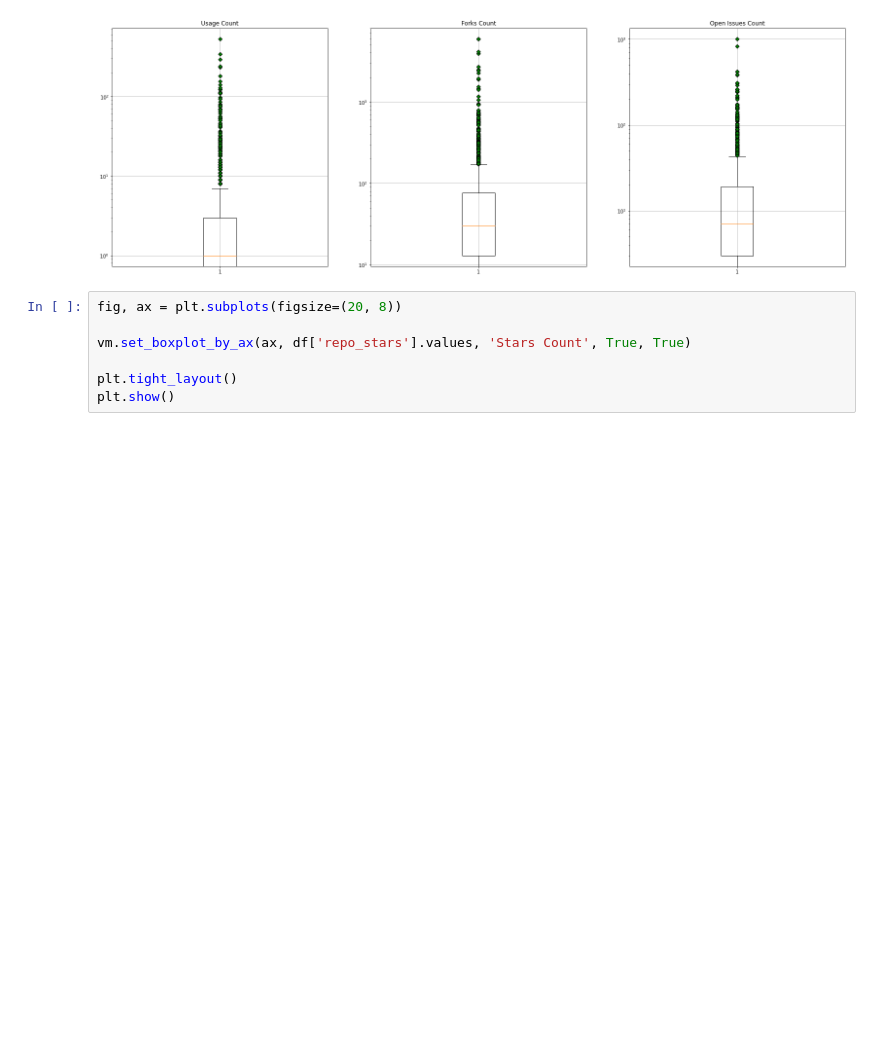
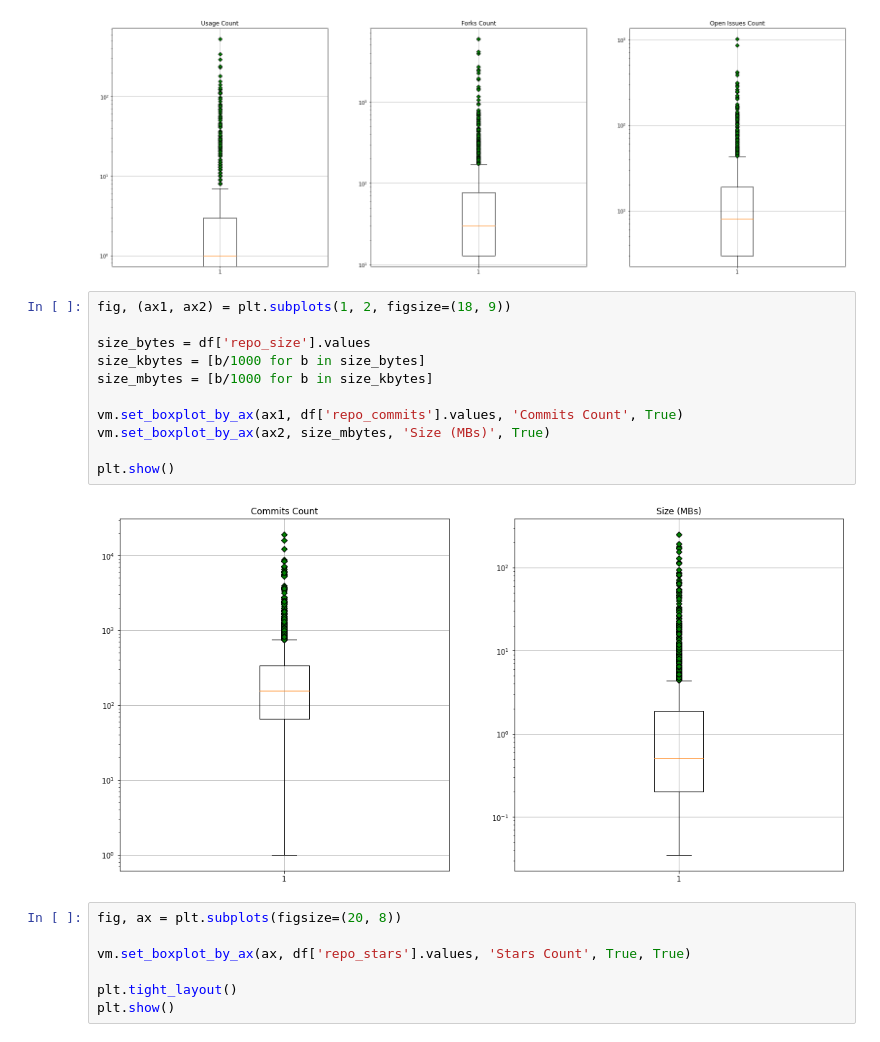
Before and after one commit to rafaatsouza/django-packages-miner, a Jupyter notebook: src/visualization/django-packages.ipynb, the cells around one changed output. Drawn from its saved outputs; the diff is of its cells as text; blank space fills up the shorter version.

```diff
--- a/src/visualization/django-packages.ipynb
+++ b/src/visualization/django-packages.ipynb
@@ -58,6 +59,19 @@ vm.set_boxplot_by_ax(ax3, df['repo_open_issues'].values, 'Open Issues Count', Tr
 plt.show()
 # %% [output]
 [figure]
+# %%
+fig, (ax1, ax2) = plt.subplots(1, 2, figsize=(18, 9))
+
+size_bytes = df['repo_size'].values
+size_kbytes = [b/1000 for b in size_bytes]
+size_mbytes = [b/1000 for b in size_kbytes]
+
+vm.set_boxplot_by_ax(ax1, df['repo_commits'].values, 'Commits Count', True)
+vm.set_boxplot_by_ax(ax2, size_mbytes, 'Size (MBs)', True)
+
+plt.show()
+# %% [output]
+[figure, added]
 # %%
 fig, ax = plt.subplots(figsize=(20, 8))
 
```
Also changed, not shown: parts of 5 cells of this notebook, 1 other file.
